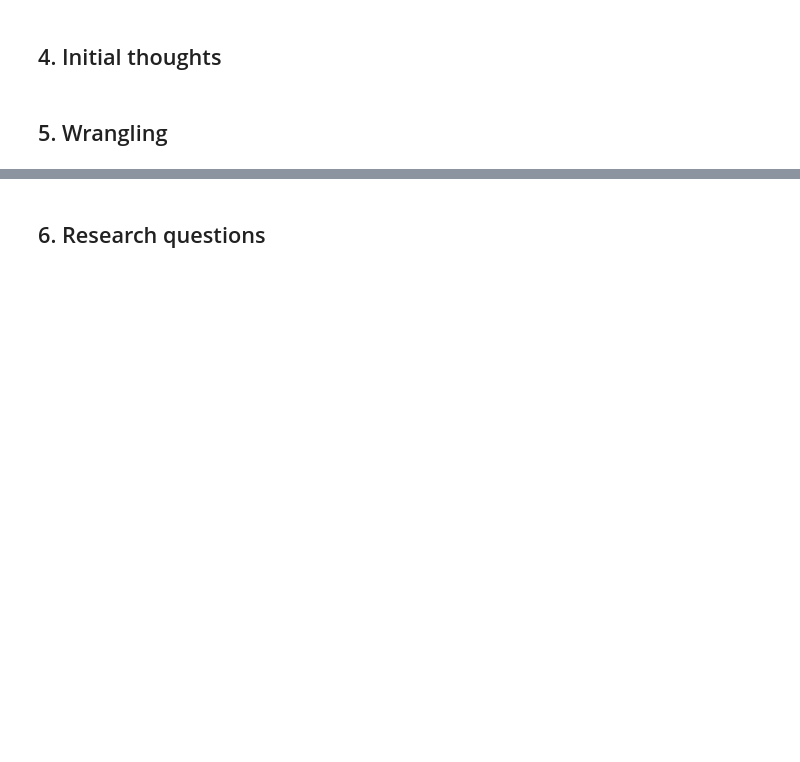
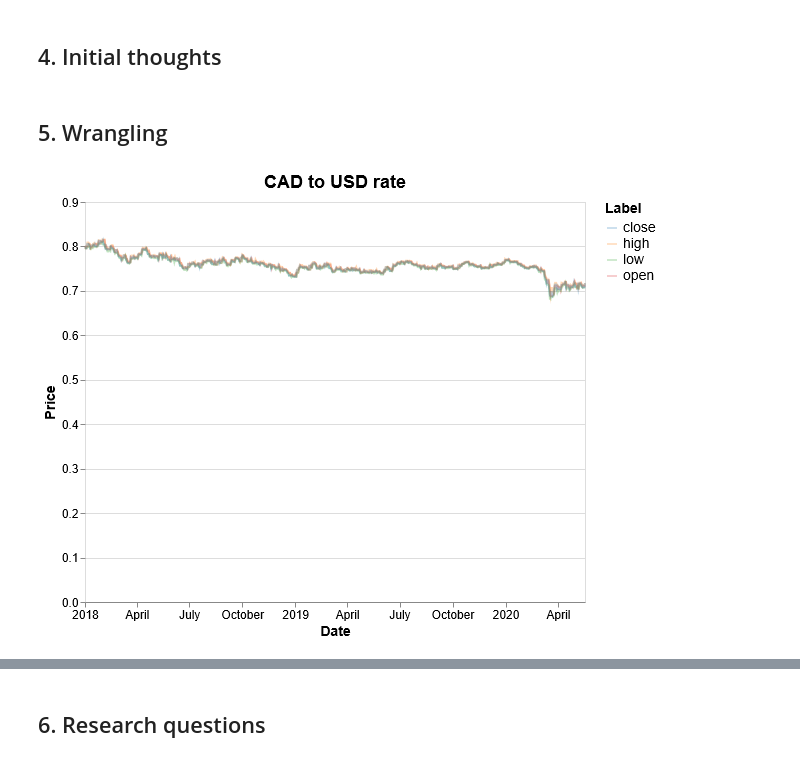
Before and after one commit to flizhou/CAD_USD_exchange_rate_predictor, a Jupyter notebook: scripts/eda.ipynb, the cells around one changed output, grey strips where cells are left out. Cells and saved outputs as stored; diff of their text form; code cells hidden in the pictures; blank space fills up the shorter version.

Commit message:
Started eda in python close #8

```diff
--- a/scripts/eda.ipynb
+++ b/scripts/eda.ipynb
@@ -279,0 +168,26 @@ data_2020 <- data_cp %>%
+# %%
+cad_to_usd = pd.merge(pd.DataFrame(pd.date_range(start='2018-01-01',
+                                                 end=datetime.datetime.today()),
+                                   columns=['date']),
+                      data, how='left')
+
+# data imputation with last observation carried over
+cad_to_usd = cad_to_usd.fillna(method='ffill')
+# %%
+alt.Chart(
+    pd.melt(cad_to_usd,
+            id_vars=['date'],
+            value_vars=['open', 'low', 'high', 'close'])
+).encode(
+    alt.X('date:T', title='Date'),
+    alt.Y('value:Q', title='Price'),
+    alt.Color('variable:N', title='Label')
+).mark_line(
+    opacity=0.3
+).properties(
+    height = 400,
+    width = 500,
+    title='CAD to USD rate'
+)
+# %% [output]
+[figure, added]
```
Also changed, not shown: parts of 39 cells of this notebook, 1 other file.
